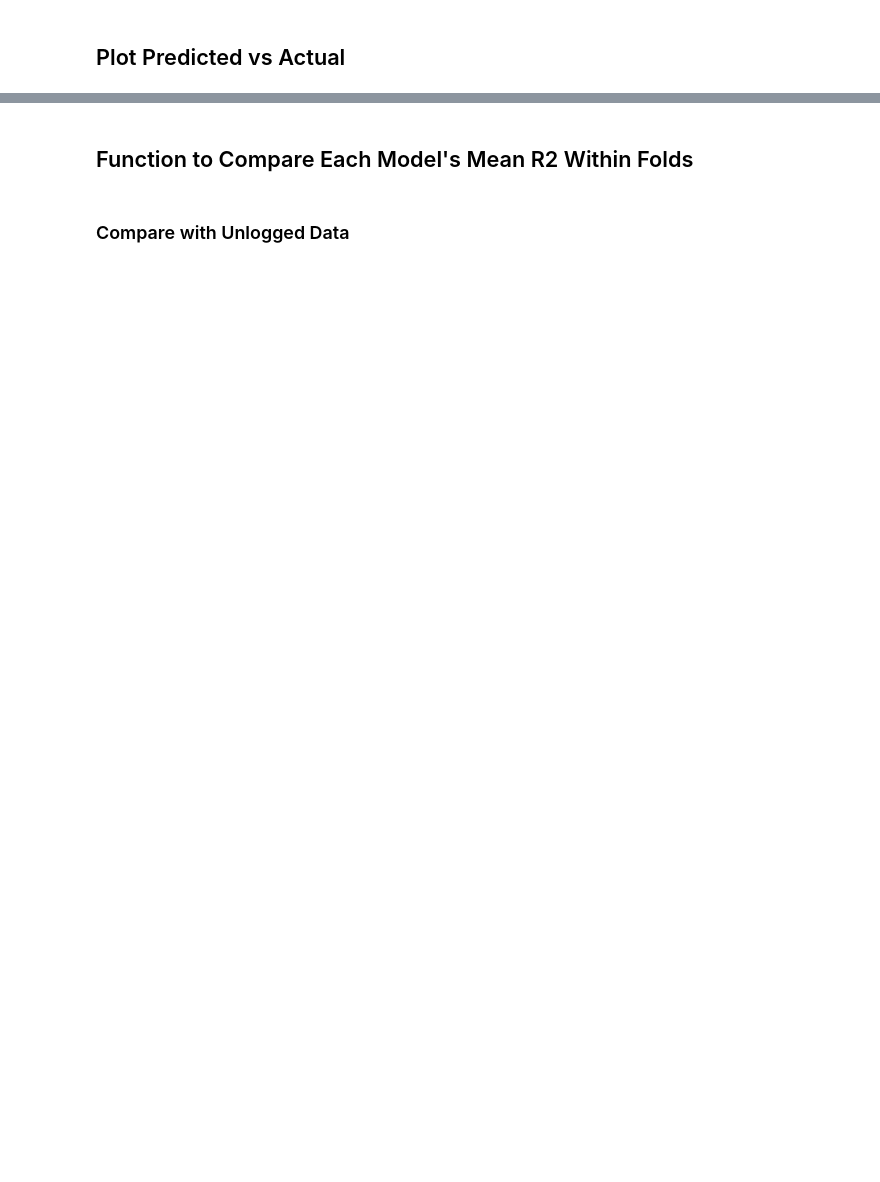
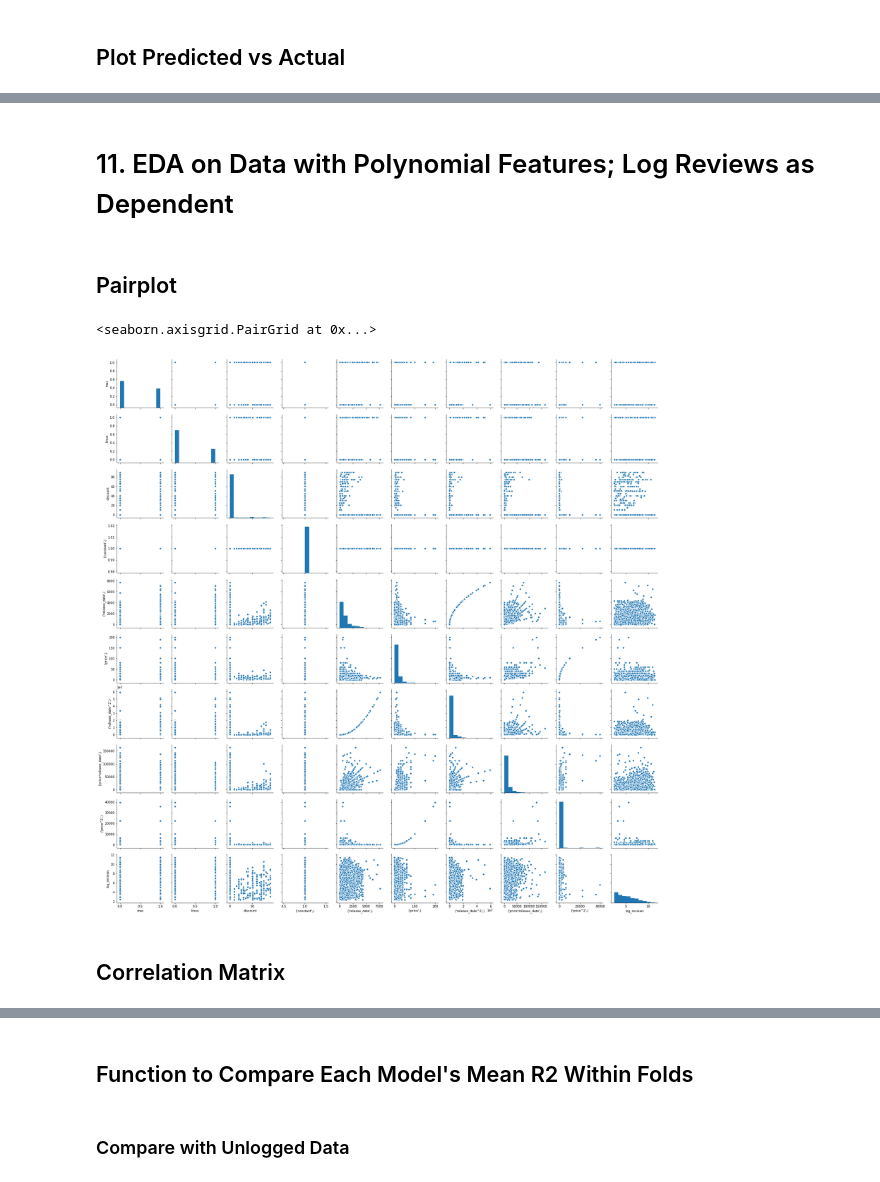
Before and after one commit to mayamadhavan/projects, a Jupyter notebook: modeling_steam_search_results.ipynb, the cells around one changed output, grey strips where cells are left out. Saved outputs shown, nothing was run; the diff lists cells and outputs as text; code cells hidden in the pictures; blank space fills up the shorter version.

```diff
--- a/modeling_steam_search_results.ipynb
+++ b/modeling_steam_search_results.ipynb
@@ -314,0 +484,4 @@ X2
+# %%
+X2_poly = X2_train[['release_date', 'price']]
+poly = PolynomialFeatures(2)
+X2_polynomialfeatures = poly.fit_transform(X2_poly)
@@ -314,0 +500,4 @@ X2
+# %%
+X2_polynomialfeatures = pd.DataFrame(X2_polynomialfeatures, columns=[['constant','release_date','price','release_date^2','price*release_date','price^2']])
+X2_polynomialfeatures.index=X2_train.index
+X2_polynomialfeatures.head()
@@ -314,0 +512,3 @@ X2
+# %%
+polydf_x=X2_train[['mac','linux','discount']].join(X2_polynomialfeatures)
+polydf_x.head()
@@ -314,0 +523,3 @@ X2
+# %%
+polydf_train=polydf_x.join(y2_train)
+polydf_train.head()
@@ -314,0 +534,11 @@ X2
+# %% [markdown]
+# 11. EDA on Data with Polynomial Features; Log Reviews as Dependent
+# %% [markdown]
+## Pairplot
+# %%
+sns.pairplot(polydf_train)
+# %% [output]
+<seaborn.axisgrid.PairGrid at 0x...>
+[figure, added]
+# %% [markdown]
+## Correlation Matrix
```
Also changed, not shown: parts of 77 cells of this notebook.
